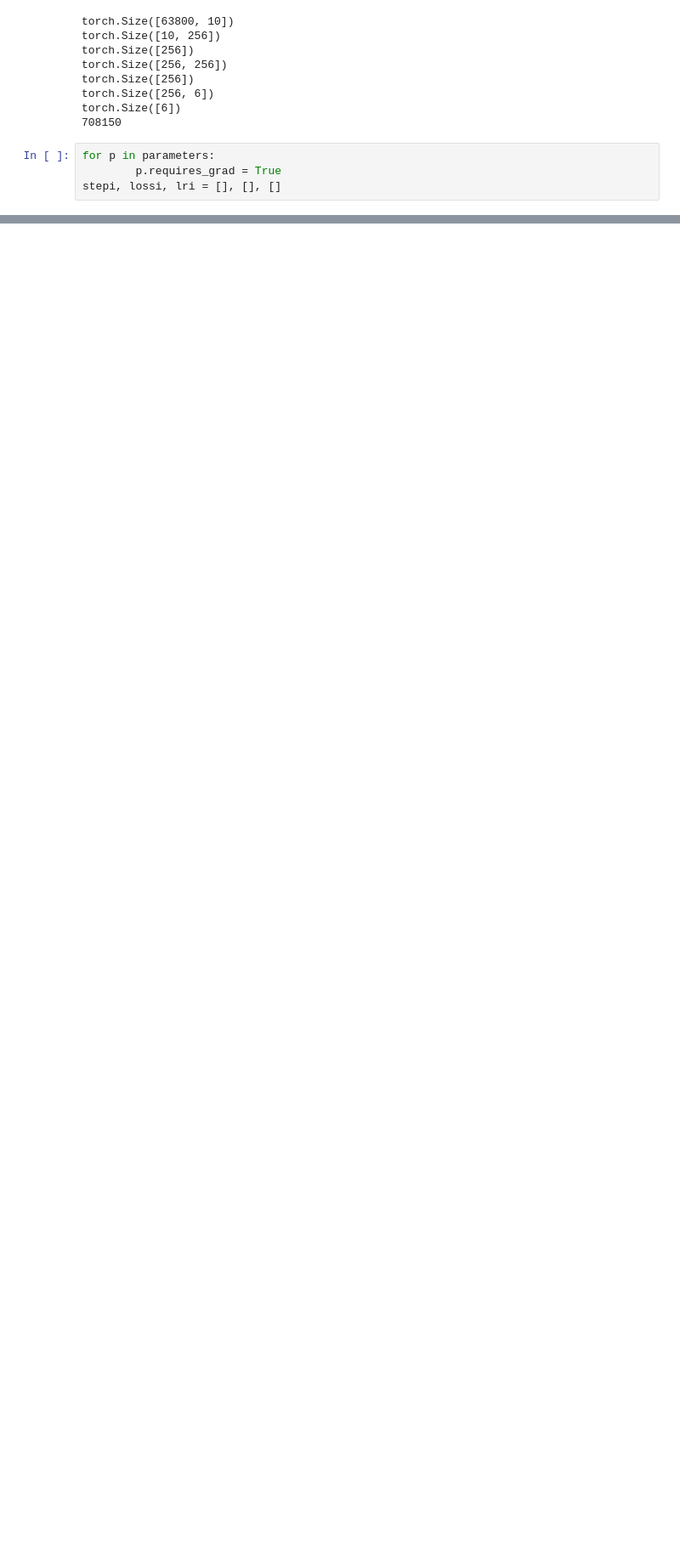
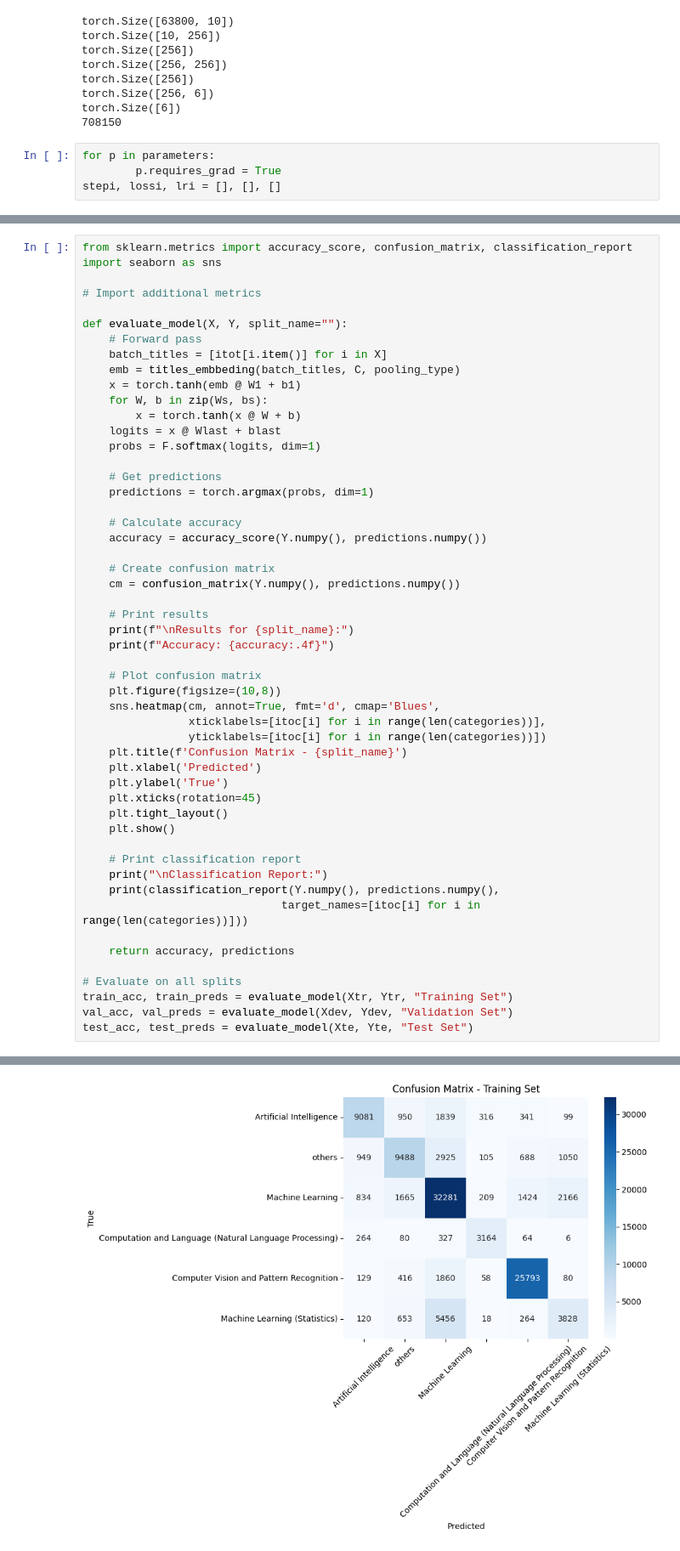
Before and after one commit to issagith/SciPaperClassifier, a Jupyter notebook: word_lvl_emb.ipynb, the cells around one changed output, grey strips where cells are left out. Shown at 85% size. Saved outputs shown, nothing was run; the diff lists cells and outputs as text; blank space fills up the shorter version.

```diff
--- a/word_lvl_emb.ipynb
+++ b/word_lvl_emb.ipynb
@@ -345,0 +407,53 @@ We beat the word embedding model without any optimization and with a smaller mod
+# %%
+from sklearn.metrics import accuracy_score, confusion_matrix, classification_report
+import seaborn as sns
+
+# Import additional metrics
+
+def evaluate_model(X, Y, split_name=""):
+    # Forward pass
+    batch_titles = [itot[i.item()] for i in X]
+    emb = titles_embbeding(batch_titles, C, pooling_type)
+    x = torch.tanh(emb @ W1 + b1)
+    for W, b in zip(Ws, bs):
+        x = torch.tanh(x @ W + b)
+    logits = x @ Wlast + blast
+    probs = F.softmax(logits, dim=1)
+
+    # Get predictions
+    predictions = torch.argmax(probs, dim=1)
+
+    # Calculate accuracy
+    accuracy = accuracy_score(Y.numpy(), predictions.numpy())
+
+    # Create confusion matrix
+    cm = confusion_matrix(Y.numpy(), predictions.numpy())
+
+    # Print results
+    print(f"\nResults for {split_name}:")
+    print(f"Accuracy: {accuracy:.4f}")
+
+    # Plot confusion matrix
+    plt.figure(figsize=(10,8))
+    sns.heatmap(cm, annot=True, fmt='d', cmap='Blues',
+                xticklabels=[itoc[i] for i in range(len(categories))],
+                yticklabels=[itoc[i] for i in range(len(categories))])
+    plt.title(f'Confusion Matrix - {split_name}')
+    plt.xlabel('Predicted')
+    plt.ylabel('True')
+    plt.xticks(rotation=45)
+    plt.tight_layout()
+    plt.show()
+
+    # Print classification report
+    print("\nClassification Report:")
+    print(classification_report(Y.numpy(), predictions.numpy(),
+                              target_names=[itoc[i] for i in range(len(categories))]))
+
+    return accuracy, predictions
+
+# Evaluate on all splits
+train_acc, train_preds = evaluate_model(Xtr, Ytr, "Training Set")
+val_acc, val_preds = evaluate_model(Xdev, Ydev, "Validation Set")
+test_acc, test_preds = evaluate_model(Xte, Yte, "Test Set")
+# %% [output]
@@ -345,0 +462 @@ We beat the word embedding model without any optimization and with a smaller mod
+[figure, added]
```
Also changed, not shown: parts of 9 cells of this notebook.
